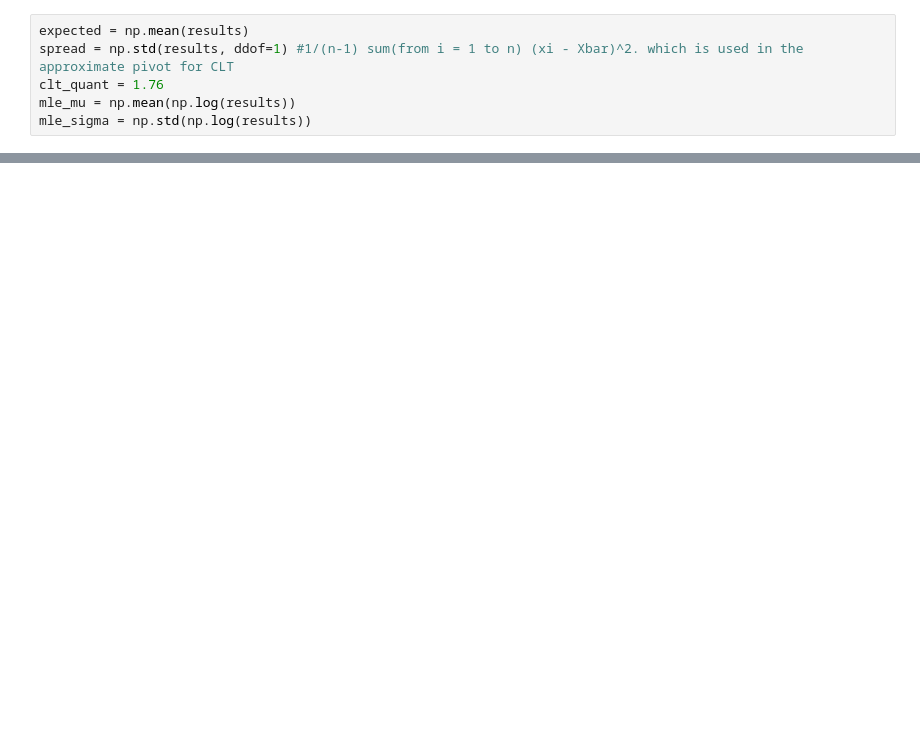
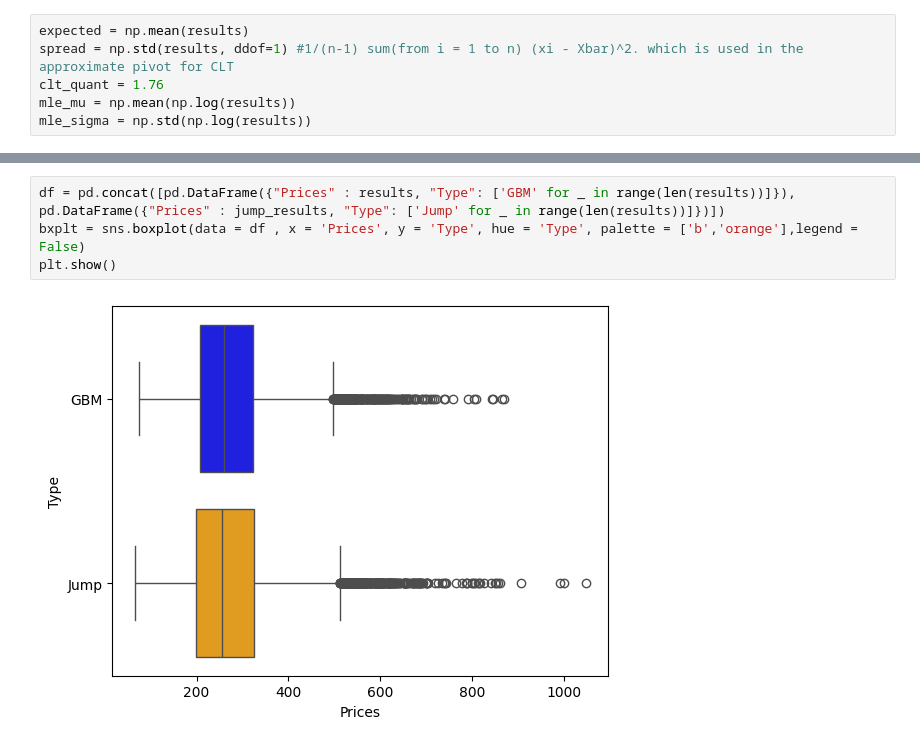
Before and after one commit to No-ha63/FinancialExploration, a Jupyter notebook: MonteCarlo.ipynb, the cells around one changed output, grey strips where cells are left out. Drawn from its saved outputs; the diff is of its cells as text; blank space fills up the shorter version.

```diff
--- a/MonteCarlo.ipynb
+++ b/MonteCarlo.ipynb
@@ -184,0 +331,6 @@ plt.show()
+# %%
+df = pd.concat([pd.DataFrame({"Prices" : results, "Type": ['GBM' for _ in range(len(results))]}), pd.DataFrame({"Prices" : jump_results, "Type": ['Jump' for _ in range(len(results))]})])
+bxplt = sns.boxplot(data = df , x = 'Prices', y = 'Type', hue = 'Type', palette = ['b','orange'],legend = False)
+plt.show()
+# %% [output]
+[figure, added]
```
Also changed, not shown: parts of 19 cells of this notebook, 1 other file.
